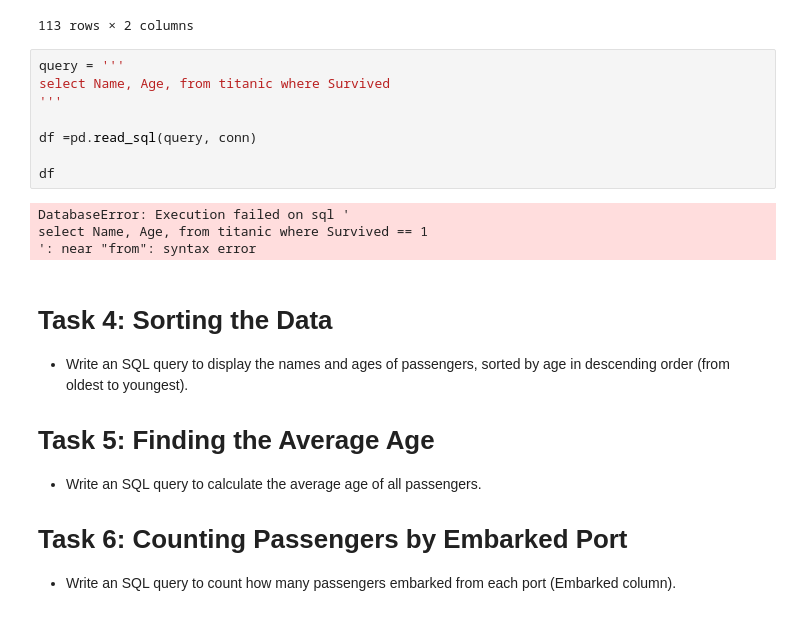
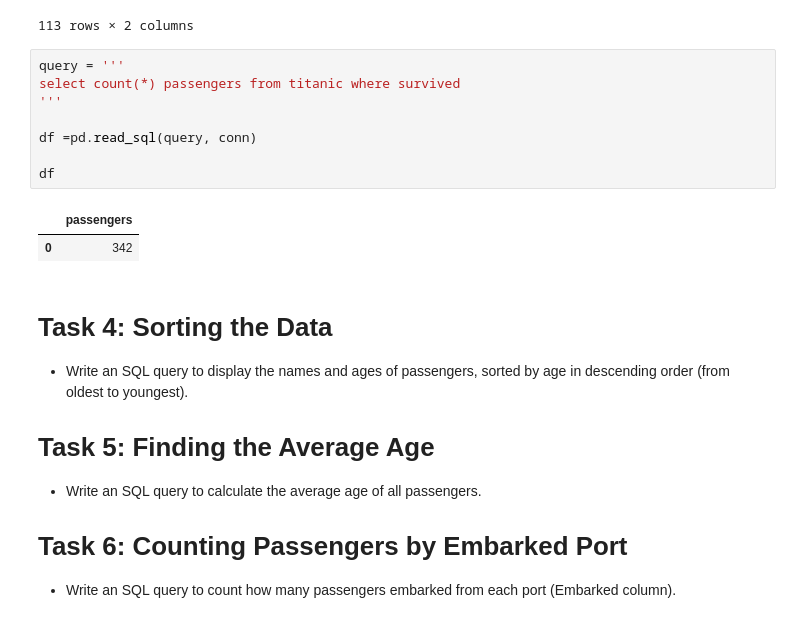
Before and after one commit to byambaa1982/python_cources_for_beginers, a Jupyter notebook: titanic_data_analysis/basic_sql.ipynb, the cells around one changed output. Saved outputs shown, nothing was run; the diff lists cells and outputs as text.

```diff
--- a/titanic_data_analysis/basic_sql.ipynb
+++ b/titanic_data_analysis/basic_sql.ipynb
@@ -115,16 +115,15 @@ df
 113 rows × 2 columns
 # %%
 query = '''
-select Name, Age, from titanic where Survived
+select count(*) passengers from titanic where survived
 '''
 
 df =pd.read_sql(query, conn)
 
 df
 # %% [output]
-DatabaseError: Execution failed on sql '
-select Name, Age, from titanic where Survived == 1
-': near "from": syntax error
+|  | passengers |
+| 0 | 342 |
 # %% [markdown]
 # Task 4: Sorting the Data
 
```
